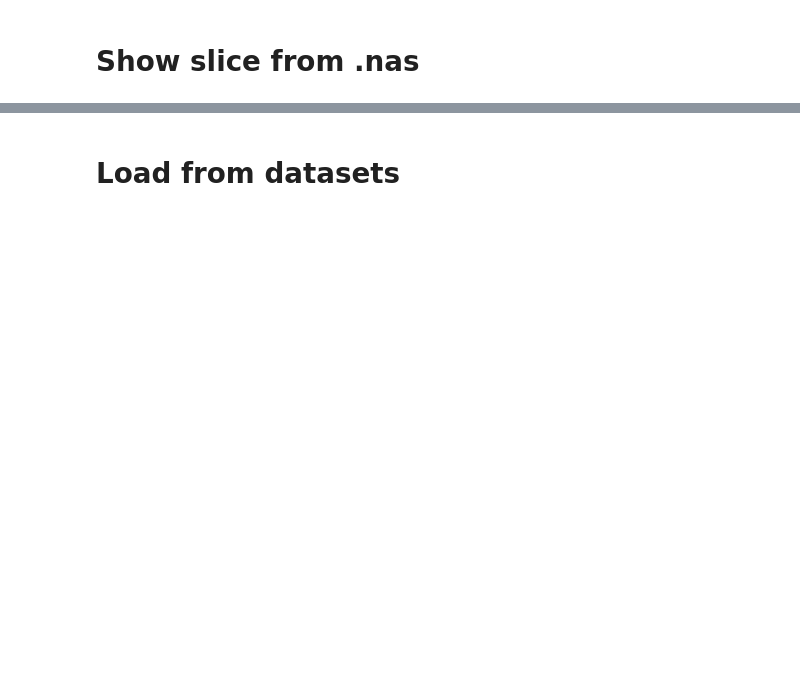
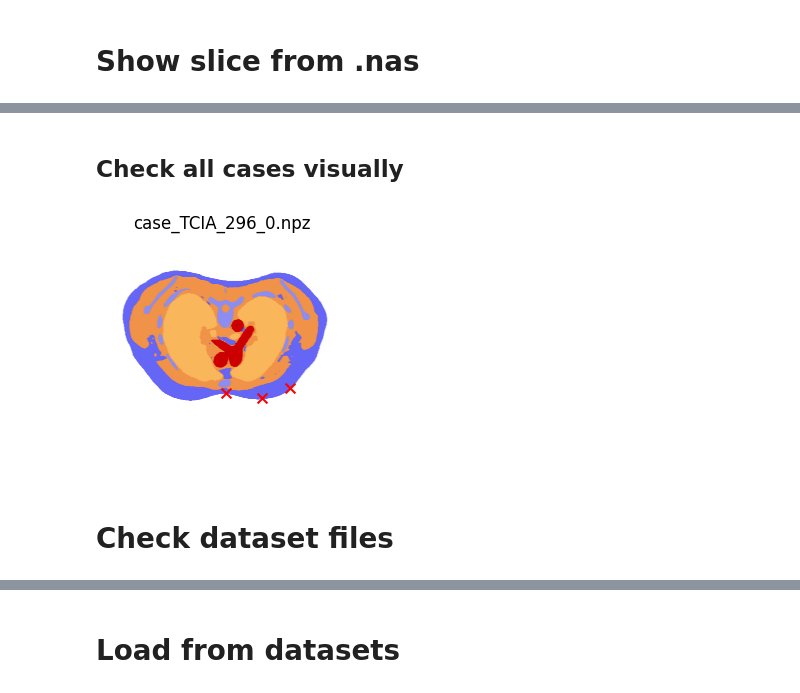
Before and after one commit to dmnk1308/RESIST, a Jupyter notebook: playground.ipynb, the cells around one changed output, grey strips where cells are left out. Cells and saved outputs as stored; diff of their text form; code cells hidden in the pictures; blank space fills up the shorter version.

```diff
--- a/playground.ipynb
+++ b/playground.ipynb
@@ -59,0 +134,22 @@ electrodes = data['electrodes']
+# %% [markdown]
+## Check all cases visually
+# %%
+for i, case in enumerate(cases):
+    case_path = os.path.join(path, case)
+    data = np.load(case_path)
+    targets = data['targets']
+    points = data['points']
+    electrodes = data['electrodes']
+    fig, ax = plt.subplots(1, 1, figsize=(3, 3))
+    ax.axis('off')
+    ax.scatter(points[0][:,0], points[0][:,1], marker='.', c=(targets[0].reshape(-1)), cmap=cmap, s=1)
+    ax.scatter(electrodes[0][:3,0],electrodes[0][:3,1], marker='x', c='r', s=50)
+    ax.set_title(case)
+    ax.set_xlim(-1,1)
+    ax.set_ylim(-1,1)
+    plt.show()
+    plt.close()
+# %% [output]
+[figure, added]
+# %% [markdown]
+# Check dataset files
```
Also changed, not shown: parts of 69 cells of this notebook, 9 other files.
